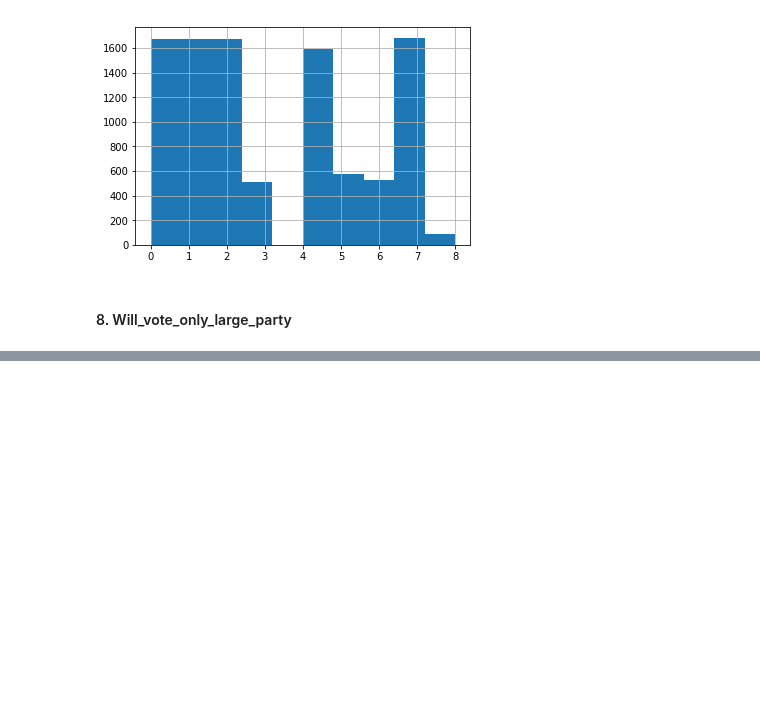
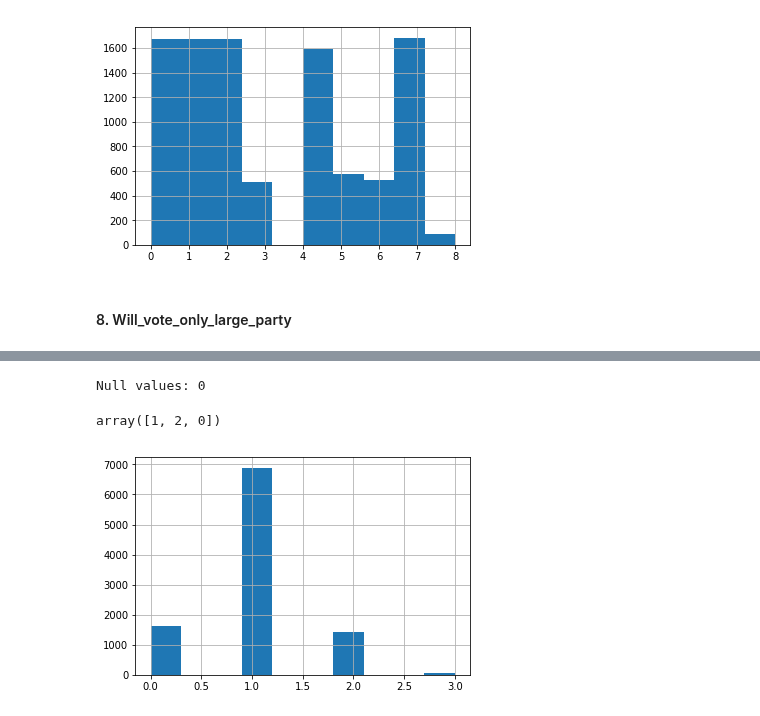
Before and after one commit to odedgolden/Machine-Learning, a Jupyter notebook: ML_ex3/ML_ex3.ipynb, the cells around one changed output, grey strips where cells are left out. Drawn from its saved outputs; the diff is of its cells as text; code cells hidden in the pictures; blank space fills up the shorter version.

```diff
--- a/ML_ex3/ML_ex3.ipynb
+++ b/ML_ex3/ML_ex3.ipynb
@@ -225,17 +230,21 @@ print('Unique values: '+str(df['Will_vote_only_large_party_int'].unique()))
 # %%
 print('Null values: '+str(df['Will_vote_only_large_party_int'].isnull().sum()))
 df['Will_vote_only_large_party_int'].replace(to_replace=-9223372036854775808, value=3, inplace=True)
 df['Will_vote_only_large_party_int'].hist()
 df['Will_vote_only_large_party_int'].unique()
 neigh = KNeighborsClassifier(n_neighbors=1)
 df_num = df.loc[df['Will_vote_only_large_party_int']<3].dropna().select_dtypes(include=['float64'])
 X = df_num
 y = df.loc[df['Will_vote_only_large_party_int']<3].dropna().Will_vote_only_large_party_int
 neigh.fit(X, y)
 for index, row in df.dropna().loc[df['Will_vote_only_large_party_int']>2].iterrows():
     row_with_only_floats = [[x for x in row if np.dtype(type(x))==np.float64]]
     neighbor = neigh.predict(np.array(row_with_only_floats))[0]
 #     print(neighbor)
-    df.Occupation_int[index] = neighbor
+    df.Will_vote_only_large_party_int[index] = neighbor
 df['Will_vote_only_large_party_int'].replace(to_replace=3, value=1, inplace=True)
 df['Will_vote_only_large_party_int'].unique()
+# %% [output]
+Null values: 0
+array([1, 2, 0])
+[figure, added]
```
Also changed, not shown: parts of 5 cells of this notebook.
